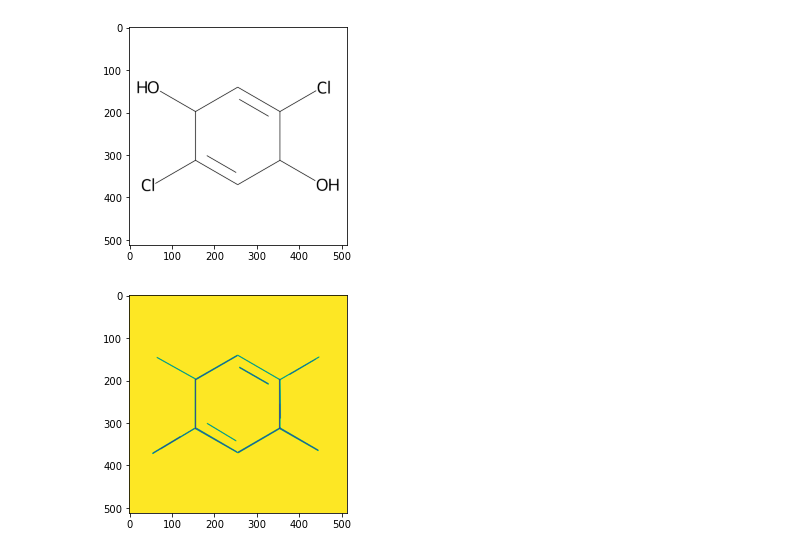
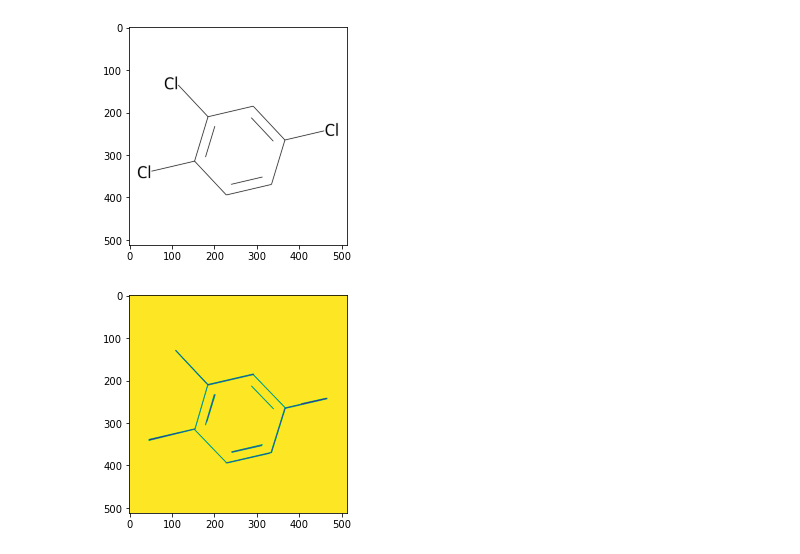
Before and after one commit to kot239/chem-to-smiles, a Jupyter notebook: src/ImagesWithCV.ipynb, the cells around one changed output. Cells and saved outputs as stored; diff of their text form; code cells hidden in the pictures.

```diff
--- a/src/ImagesWithCV.ipynb
+++ b/src/ImagesWithCV.ipynb
@@ -10,25 +14,24 @@ from glue_lines import GlueLines
 # %%
 def create_filename(num: int) -> str:
     return str(num) + '.png'
 
 FOLDER_NAME = '../images'
 
-img_num = 48
+img_num = 12
 
 img = cv2.imread(
-    #'images/vanilin.png',
     os.path.join(FOLDER_NAME, create_filename(img_num)),
     cv2.IMREAD_GRAYSCALE
 )
 img = cv2.bitwise_not(img)
 
 plt.imshow(img, cmap='Greys')
 plt.show()
 dst = cv2.threshold(img, 0, 255, cv2.THRESH_BINARY + cv2.THRESH_OTSU)[1]
 cdst = cv2.cvtColor(dst, cv2.COLOR_GRAY2BGR)
 cdst2 = cv2.cvtColor(dst, cv2.COLOR_GRAY2BGR)
 # %% [output]
-[figure, old version]
+[figure, new version]
 # %%
 lines = cv2.HoughLinesP(image=dst,
                         rho=1,
@@ -46,7 +49,7 @@ for i, l in enumerate(lines):
 plt.imshow(new_one)
 plt.show()
 # %% [output]
-[figure, old version]
+[figure, new version]
 # %%
 gl = GlueLines(lines)
 needed_lines = gl.get_glued_lines()
```
Also changed, not shown: parts of 11 cells of this notebook, 4 other files.
